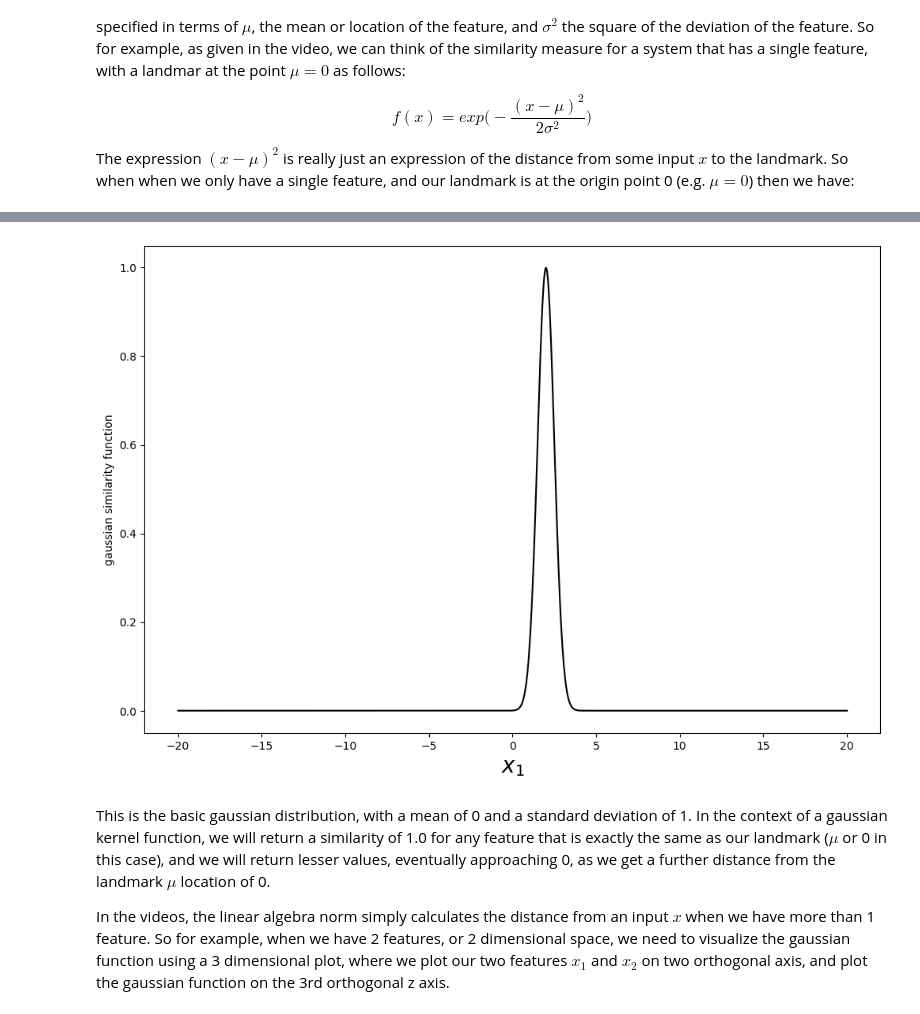
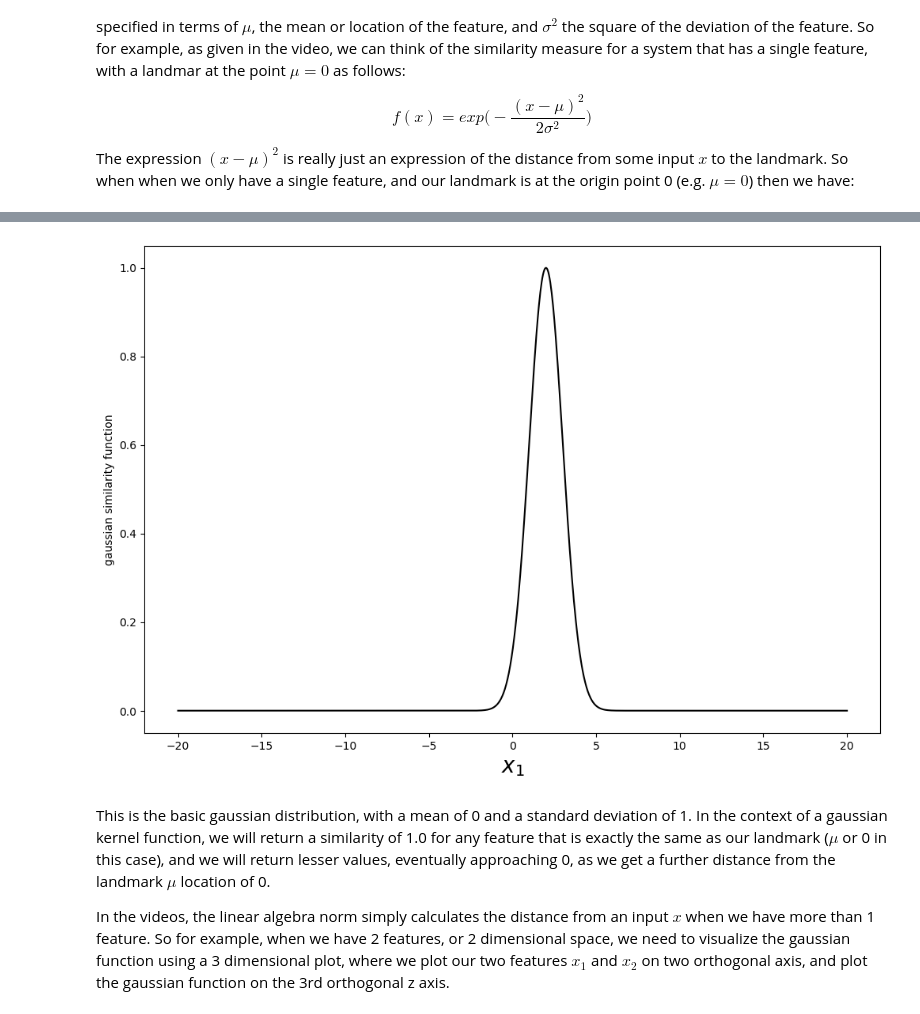
Before and after one commit to seunarogs/class-resources, a Jupyter notebook: lectures/ng-class-lectures/Lecture-07-Support-Vector-Machines.ipynb, the cells around one changed output, grey strips where cells are left out. Saved outputs shown, nothing was run; the diff lists cells and outputs as text; code cells hidden in the pictures.

```diff
--- a/lectures/ng-class-lectures/Lecture-07-Support-Vector-Machines.ipynb
+++ b/lectures/ng-class-lectures/Lecture-07-Support-Vector-Machines.ipynb
@@ -194,15 +200,15 @@ when we only have a single feature, and our landmark is at the origin point 0 (e
 # %%
 def gauss(x, mu, sigma):
     return np.exp(- (x - mu)**2.0 / (2 * sigma**2.0))
 
 x = np.linspace(-20.0, 20.0, 1000)
 plt.figure()
-plt.plot(x, gauss(x, 2.0, 0.5), 'k-')
+plt.plot(x, gauss(x, 2.0, 1.0), 'k-')
 plt.xlabel('$x_1$', fontsize=20)
 
 plt.ylabel('gaussian similarity function');
 # %% [output]
-[figure, old version]
+[figure, new version]
 # %% [markdown]
 This is the basic gaussian distribution, with a mean of 0 and a standard deviation of 1.  In the context of a gaussian kernel
 function, we will return a similarity of 1.0 for any feature that is exactly the same as our landmark ($\mu$ or 0 in this case),
```
Also changed, not shown: parts of 15 cells of this notebook, 5 other files.
